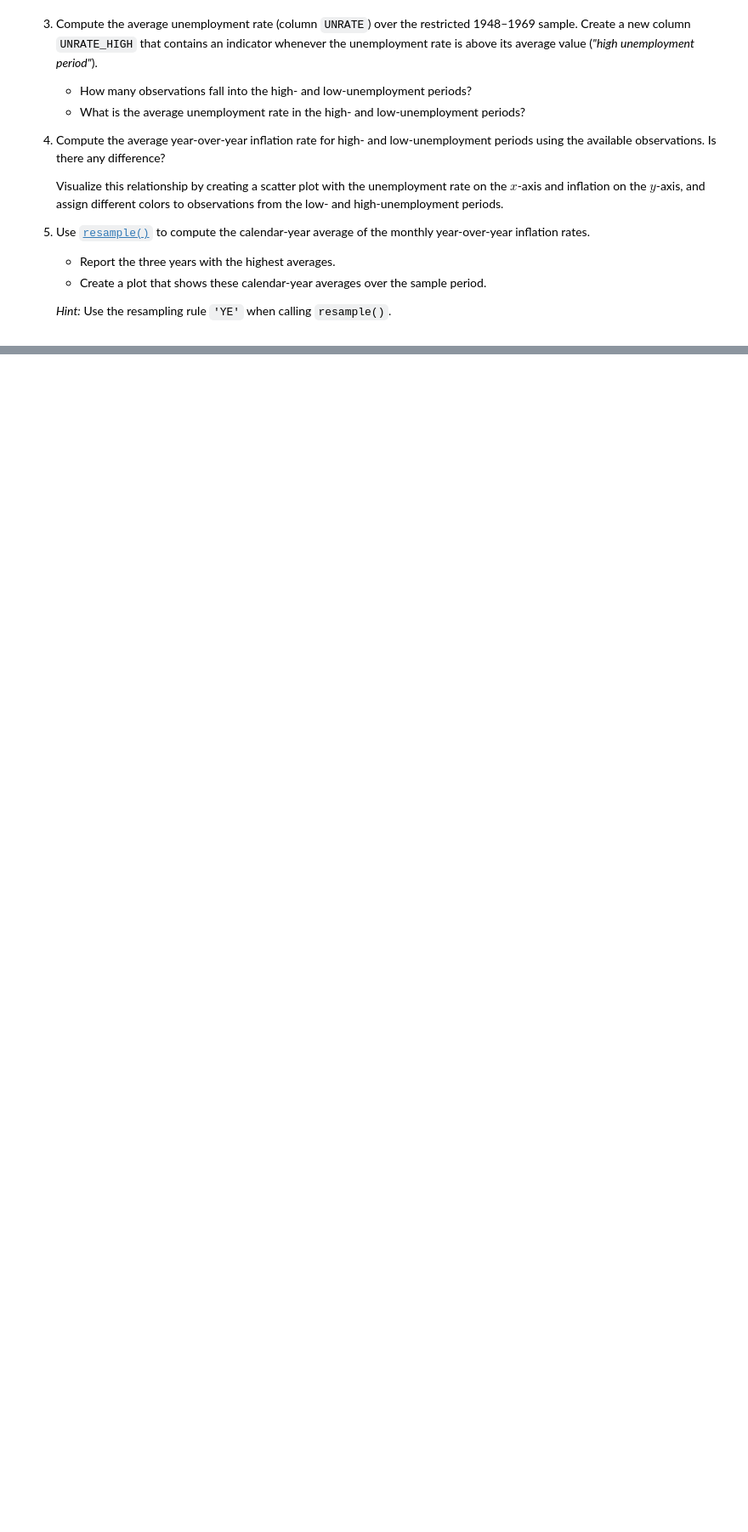
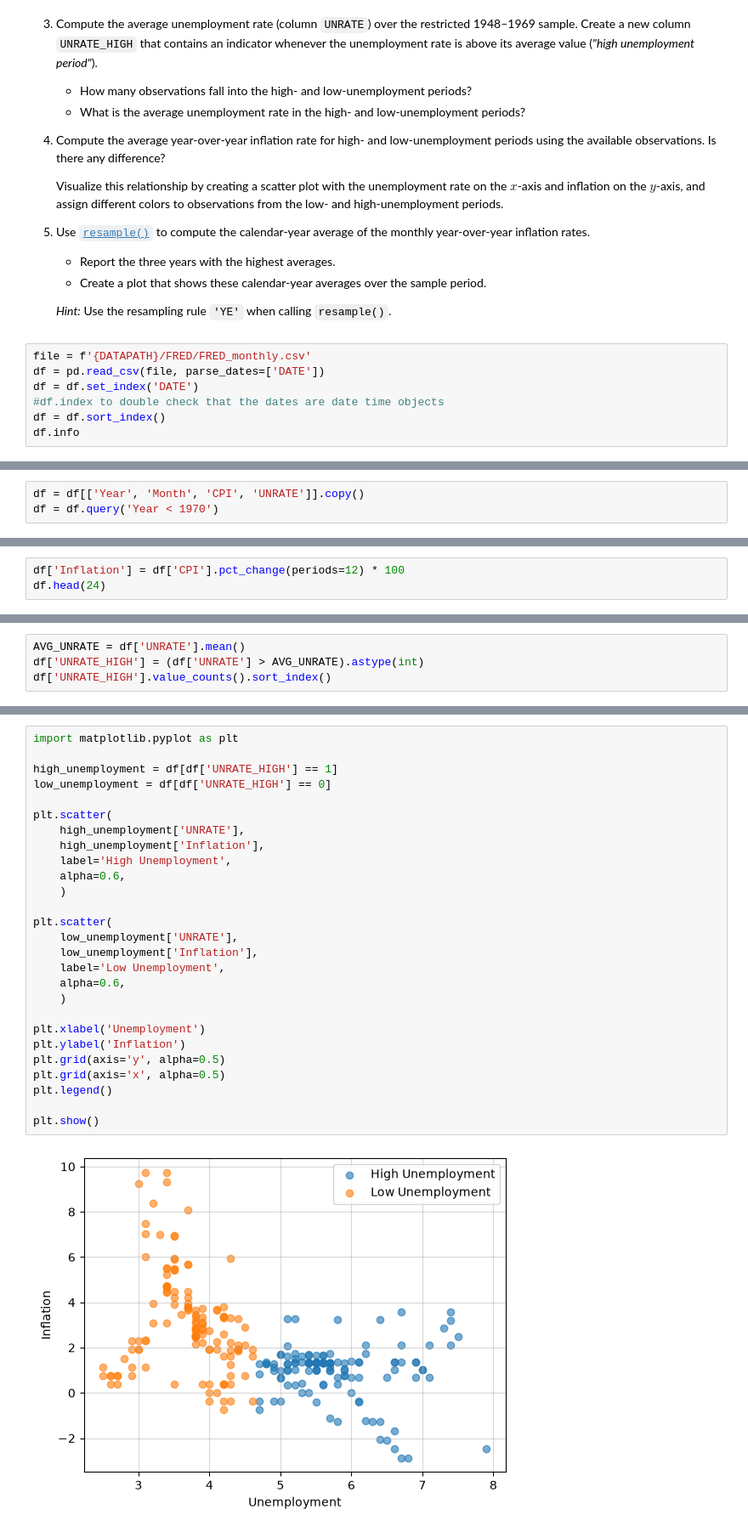
Before and after one commit to leohohner/TECH2-H26, a Jupyter notebook: workshops/workshop4/workshop4.ipynb, the cells around one changed output, grey strips where cells are left out. Shown at 85% size. Saved outputs shown, nothing was run; the diff lists cells and outputs as text; blank space fills up the shorter version.

```diff
--- a/workshops/workshop4/workshop4.ipynb
+++ b/workshops/workshop4/workshop4.ipynb
@@ -202,3 +578,10 @@ The data set starts in 1948 and contains observations for a total of 936 months.
     -   Create a plot that shows these calendar-year averages over the sample period.
 
     *Hint:* Use the resampling rule `'YE'` when calling `resample()`.
+# %%
+file = f'{DATAPATH}/FRED/FRED_monthly.csv'
+df = pd.read_csv(file, parse_dates=['DATE'])
+df = df.set_index('DATE')
+#df.index to double check that the dates are date time objects
+df = df.sort_index()
+df.info
@@ -204,0 +604,3 @@ The data set starts in 1948 and contains observations for a total of 936 months.
+# %%
+df = df[['Year', 'Month', 'CPI', 'UNRATE']].copy()
+df = df.query('Year < 1970')
@@ -204,0 +622,3 @@ The data set starts in 1948 and contains observations for a total of 936 months.
+# %%
+df['Inflation'] = df['CPI'].pct_change(periods=12) * 100
+df.head(24)
@@ -204,0 +652,4 @@ The data set starts in 1948 and contains observations for a total of 936 months.
+# %%
+AVG_UNRATE = df['UNRATE'].mean()
+df['UNRATE_HIGH'] = (df['UNRATE'] > AVG_UNRATE).astype(int)
+df['UNRATE_HIGH'].value_counts().sort_index()
@@ -204,0 +705,29 @@ The data set starts in 1948 and contains observations for a total of 936 months.
+# %%
+import matplotlib.pyplot as plt
+
+high_unemployment = df[df['UNRATE_HIGH'] == 1]
+low_unemployment = df[df['UNRATE_HIGH'] == 0]
+
+plt.scatter(
+    high_unemployment['UNRATE'],
+    high_unemployment['Inflation'],
+    label='High Unemployment',
+    alpha=0.6,
+    )
+
+plt.scatter(
+    low_unemployment['UNRATE'],
+    low_unemployment['Inflation'],
+    label='Low Unemployment',
+    alpha=0.6,
+    )
+
+plt.xlabel('Unemployment')
+plt.ylabel('Inflation')
+plt.grid(axis='y', alpha=0.5)
+plt.grid(axis='x', alpha=0.5)
+plt.legend()
+
+plt.show()
+# %% [output]
+[figure, added]
```
Also changed, not shown: parts of 54 cells of this notebook, 1 other file.
